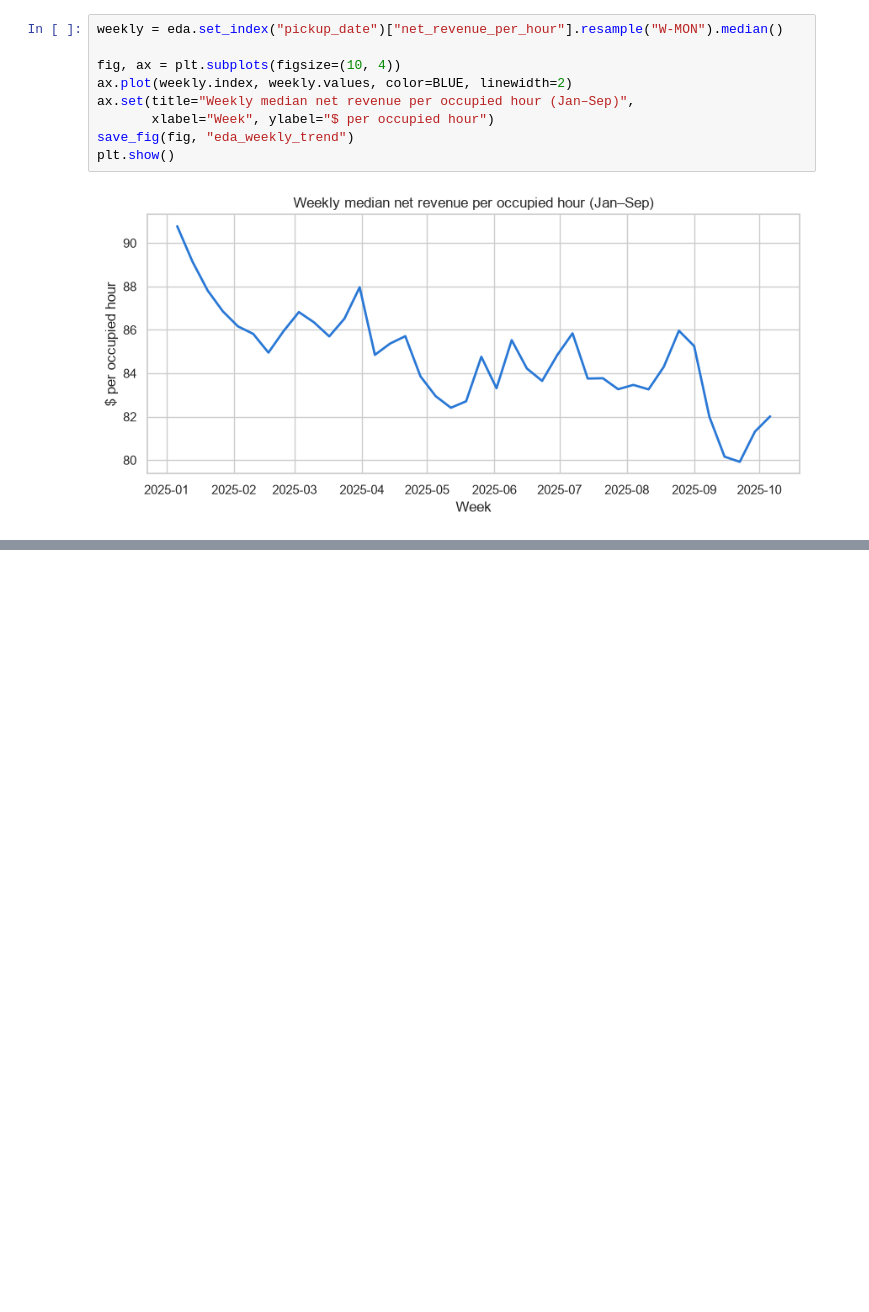
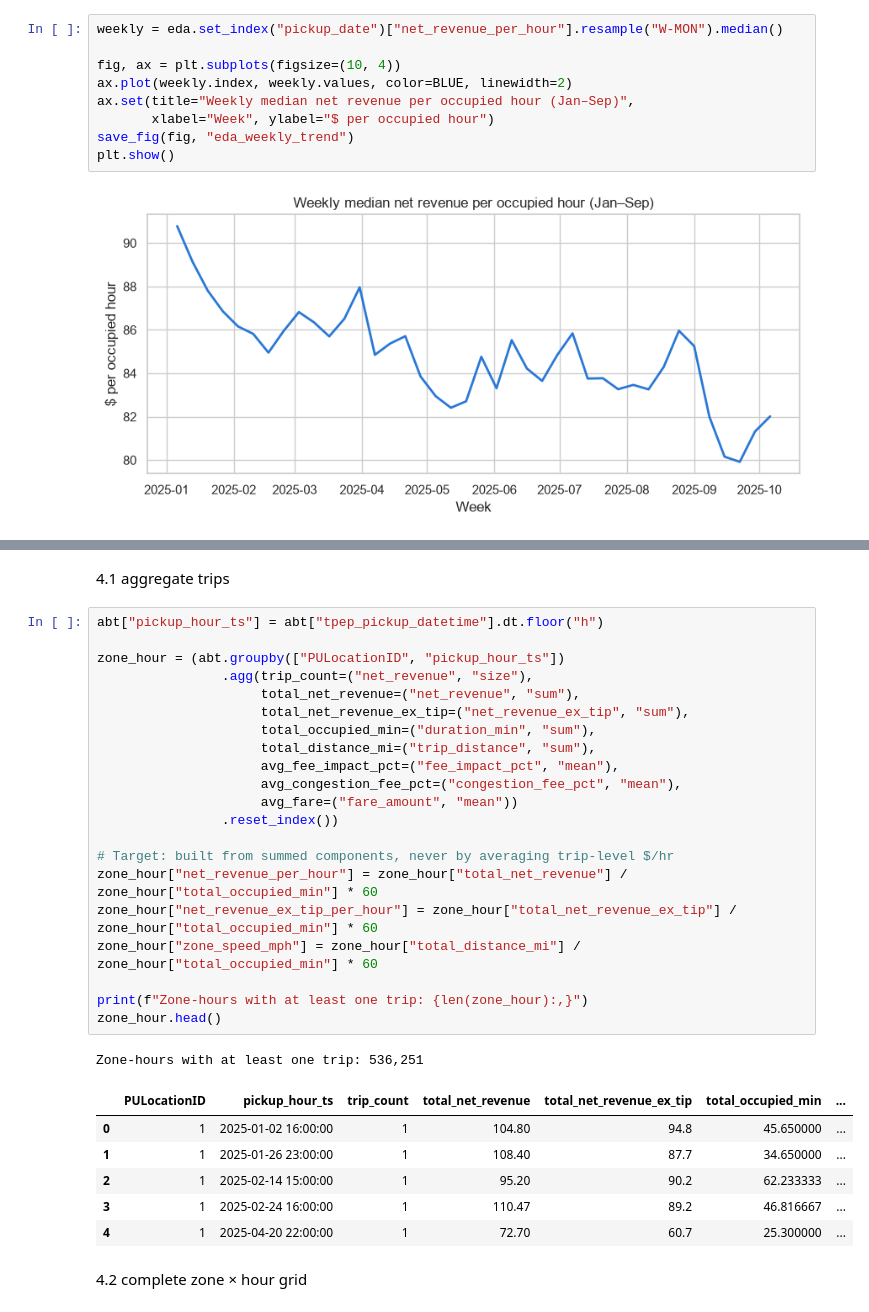
Before and after one commit to VicenteAlfonsoB/nyc-taxi-fleet-optimization, a Jupyter notebook: notebooks/02_fleet_optimization.ipynb, the cells around one changed output, grey strips where cells are left out. Drawn from its saved outputs; the diff is of its cells as text; blank space fills up the shorter version.

Commit message:
Notebook 02: zone-hour aggregation, full grid, deployable slots (M1)

```diff
--- a/notebooks/02_fleet_optimization.ipynb
+++ b/notebooks/02_fleet_optimization.ipynb
@@ -415,0 +425,33 @@ plt.show()
+# %% [markdown]
+4.1 aggregate trips
+# %%
+abt["pickup_hour_ts"] = abt["tpep_pickup_datetime"].dt.floor("h")
+
+zone_hour = (abt.groupby(["PULocationID", "pickup_hour_ts"])
+                .agg(trip_count=("net_revenue", "size"),
+                     total_net_revenue=("net_revenue", "sum"),
+                     total_net_revenue_ex_tip=("net_revenue_ex_tip", "sum"),
+                     total_occupied_min=("duration_min", "sum"),
+                     total_distance_mi=("trip_distance", "sum"),
+                     avg_fee_impact_pct=("fee_impact_pct", "mean"),
+                     avg_congestion_fee_pct=("congestion_fee_pct", "mean"),
+                     avg_fare=("fare_amount", "mean"))
+                .reset_index())
+
+# Target: built from summed components, never by averaging trip-level $/hr
+zone_hour["net_revenue_per_hour"] = zone_hour["total_net_revenue"] / zone_hour["total_occupied_min"] * 60
+zone_hour["net_revenue_ex_tip_per_hour"] = zone_hour["total_net_revenue_ex_tip"] / zone_hour["total_occupied_min"] * 60
+zone_hour["zone_speed_mph"] = zone_hour["total_distance_mi"] / zone_hour["total_occupied_min"] * 60
+
+print(f"Zone-hours with at least one trip: {len(zone_hour):,}")
+zone_hour.head()
+# %% [output]
+Zone-hours with at least one trip: 536,251
+|  | PULocationID | pickup_hour_ts | trip_count | total_net_revenue | total_net_revenue_ex_tip | total_occupied_min | ... |
+| 0 | 1 | 2025-01-02 16:00:00 | 1 | 104.80 | 94.8 | 45.650000 | ... |
+| 1 | 1 | 2025-01-26 23:00:00 | 1 | 108.40 | 87.7 | 34.650000 | ... |
+| 2 | 1 | 2025-02-14 15:00:00 | 1 | 95.20 | 90.2 | 62.233333 | ... |
+| 3 | 1 | 2025-02-24 16:00:00 | 1 | 110.47 | 89.2 | 46.816667 | ... |
+| 4 | 1 | 2025-04-20 22:00:00 | 1 | 72.70 | 60.7 | 25.300000 | ... |
+# %% [markdown]
+4.2 complete zone × hour grid
```
Also changed, not shown: parts of 6 cells of this notebook.
